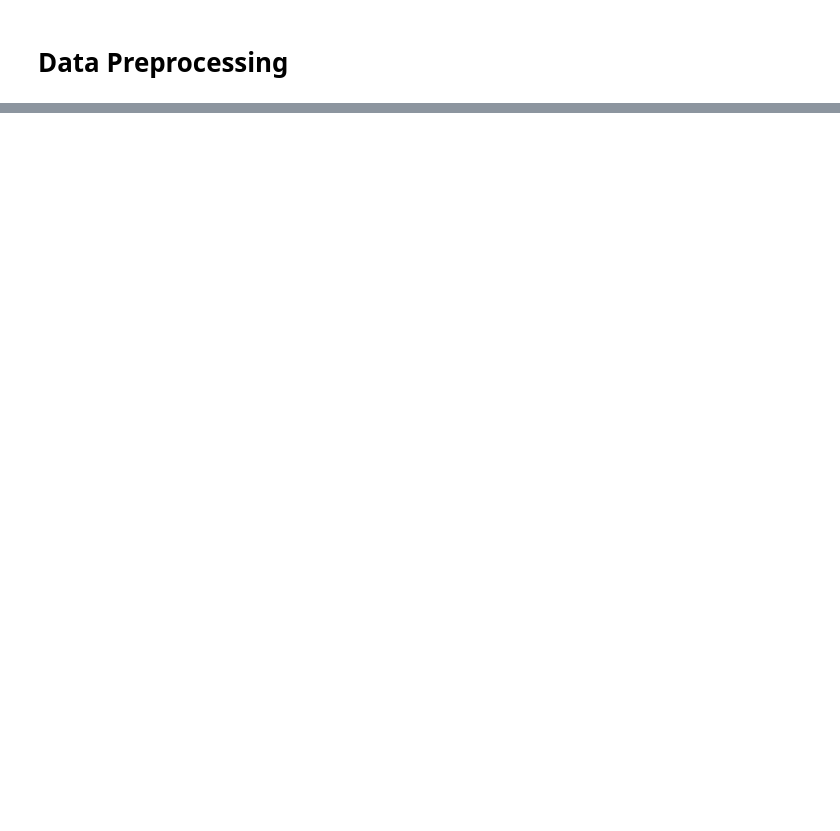
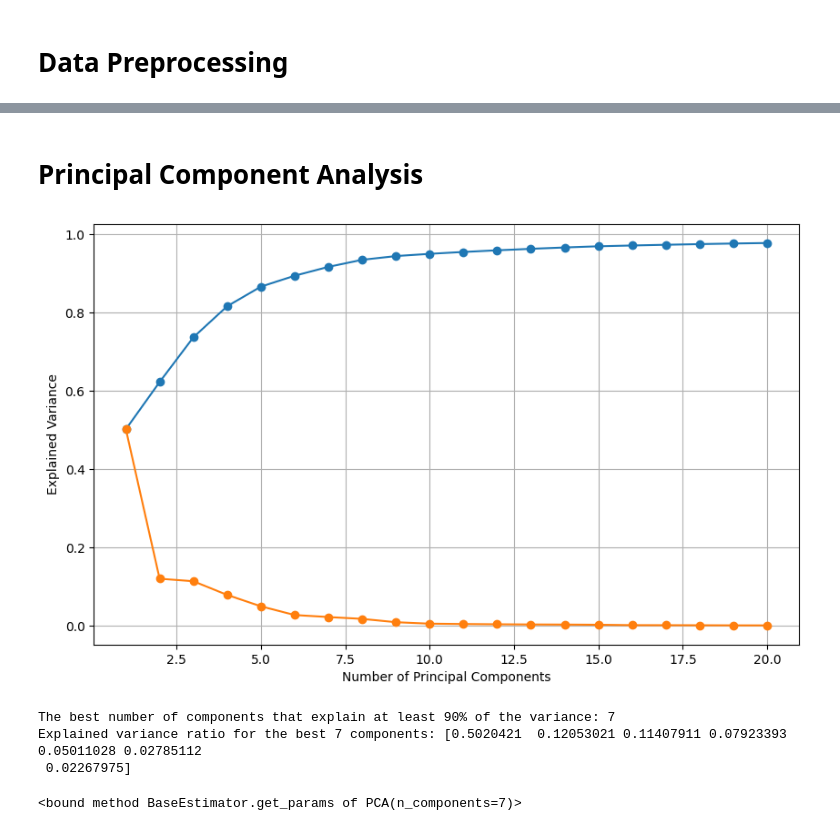
Before and after one commit to gleeeee0788/MSDS2025, a Jupyter notebook: DMW1/DMW1_Project.ipynb, the cells around one changed output, grey strips where cells are left out. Cells and saved outputs as stored; diff of their text form; code cells hidden in the pictures; blank space fills up the shorter version.

```diff
--- a/DMW1/DMW1_Project.ipynb
+++ b/DMW1/DMW1_Project.ipynb
@@ -251,2 +287,14 @@ visualize_proteins(uniprot_ids, output_dirs)
 # %% [markdown]
 # Data Preprocessing
+# %%
+# Drop columns with more than 50% NA values
+threshold = len(final_coord_df) * 0.5
+df_cleaned = final_coord_df.dropna(axis=1, thresh=threshold)
+
+# Handle missing numeric values
+df_cleaned.iloc[:, 1:] = df_cleaned.iloc[:, 1:].fillna(df_cleaned.iloc[:, 1:].mean())
+
+# Standardize
+df_scaled = StandardScaler().fit_transform(df_cleaned.iloc[:, 1:])
+df_scaled = pd.DataFrame(df_scaled, columns=df_cleaned.columns[1:])
+df_scaled
@@ -252,0 +315,48 @@ visualize_proteins(uniprot_ids, output_dirs)
+# %% [markdown]
+# Principal Component Analysis
+# %%
+explained_variance_ratios = []
+cumulative_variance = []
+
+# Try different n_components from 1 to a max value, let's assume 10 as a reasonable upper bound
+for n in range(1, 21):
+    pca = PCA(n_components=n)
+    pca.fit(df_scaled)
+    explained_variance_ratios.append(pca.explained_variance_ratio_)
+    cumulative_variance.append(np.cumsum(pca.explained_variance_ratio_))
+
+# Convert lists to DataFrame for easy visualization
+explained_variance_df = pd.DataFrame(explained_variance_ratios, columns=[f'PC{i+1}' for i in range(20)])
+cumulative_variance_df = pd.DataFrame(cumulative_variance, columns=[f'PC{i+1}' for i in range(20)])
+
+# Plot cumulative explained variance to visualize the best n_components
+plt.figure(figsize=(10, 6))
+plt.plot(np.arange(1, 21), cumulative_variance_df.iloc[-1, :], marker='o', label='cumulative')
+plt.plot(np.arange(1, 21), explained_variance_df.iloc[-1, :], marker='o', label='individual')
+plt.xlabel('Number of Principal Components')
+plt.ylabel('Explained Variance')
+plt.grid(True)
+plt.show()
+
+# Now, let's find the smallest n_components that explain at least 90% of the variance
+for i, cum_variance in enumerate(cumulative_variance_df.iloc[-1, :]):
+    if cum_variance >= 0.9:
+        best_n_components = i + 1
+        break
+
+print(f"The best number of components that explain at least 90% of the variance: {best_n_components}")
+
+# You can now perform PCA with the selected best n_components
+pca = PCA(n_components=best_n_components)
+pca_result = pca.fit_transform(df_scaled)
+print(f"Explained variance ratio for the best {best_n_components} components: {pca.explained_variance_ratio_}")
+# %% [output]
+[figure, added]
+The best number of components that explain at least 90% of the variance: 7
+Explained variance ratio for the best 7 components: [0.5020421  0.12053021 0.11407911 0.07923393 0.05011028 0.02785112
+ 0.02267975]
+# %%
+cov = pca.get_params
+cov
+# %% [output]
+<bound method BaseEstimator.get_params of PCA(n_components=7)>
```
Also changed, not shown: parts of 11 cells of this notebook.
